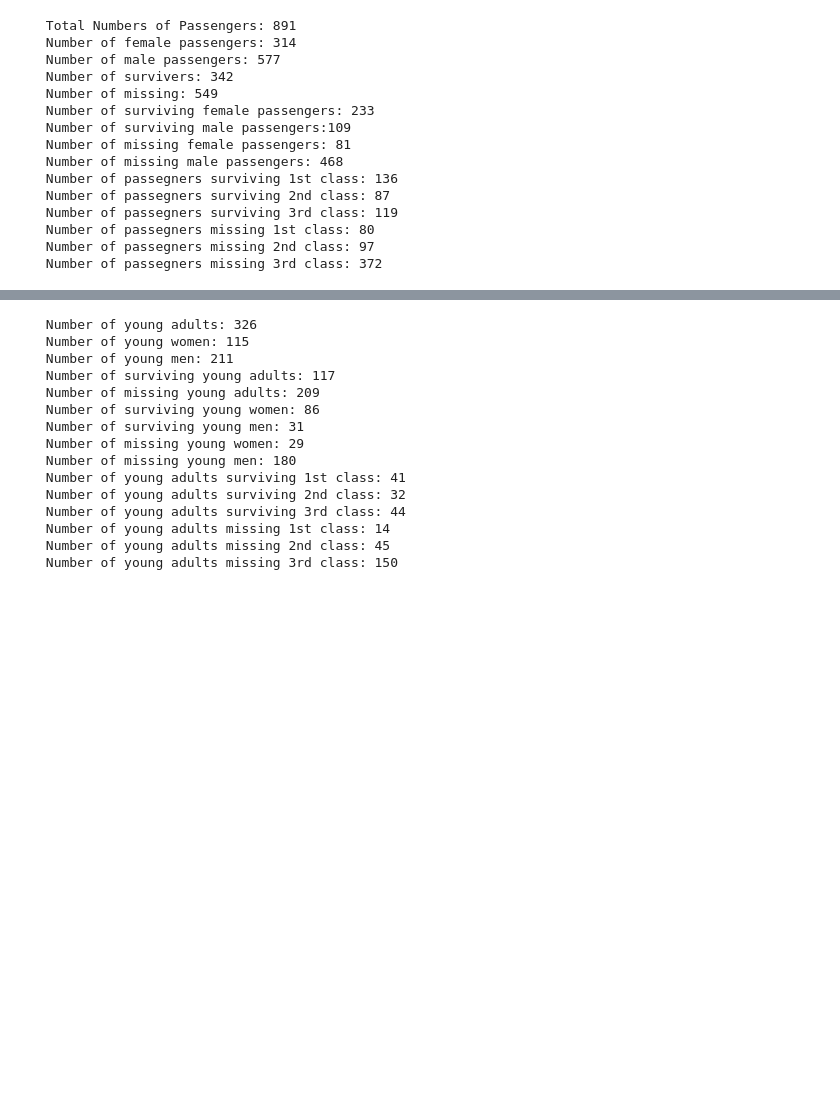
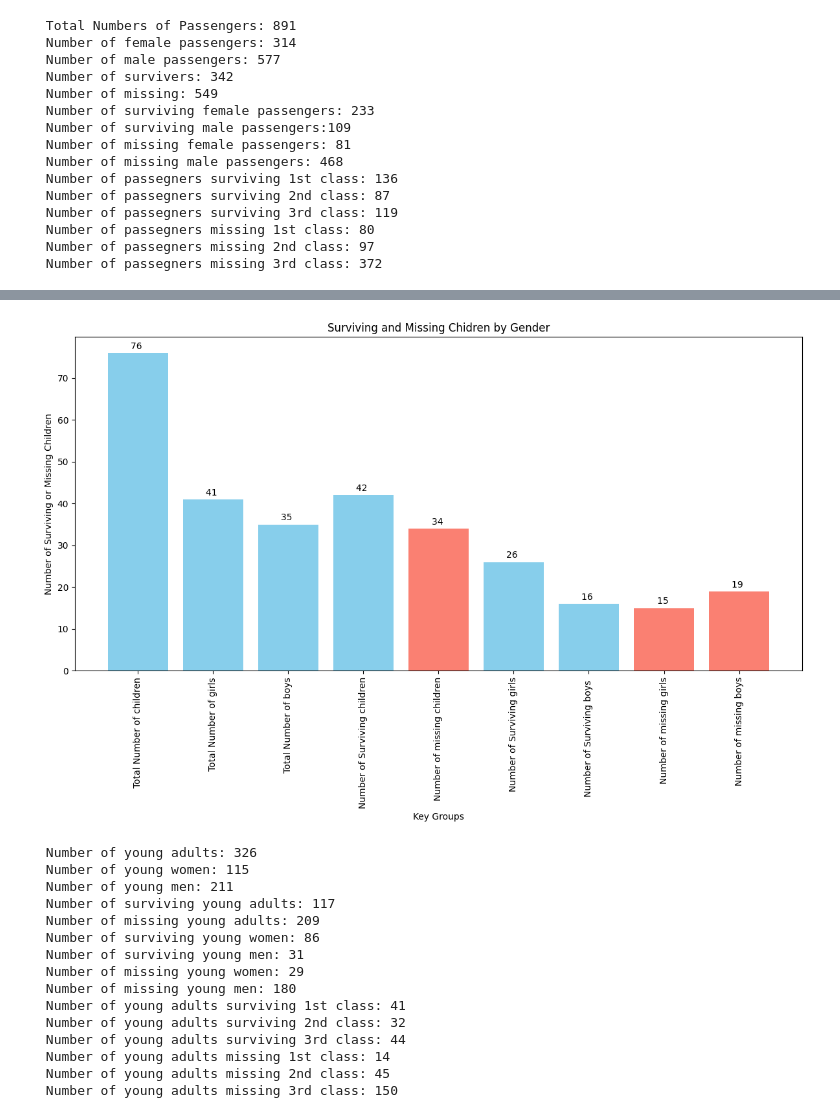
Before and after one commit to hrawp/datafun-06-eda, a Jupyter notebook: aaron_eda.ipynb, the cells around one changed output, grey strips where cells are left out. Cells and saved outputs as stored; diff of their text form; code cells hidden in the pictures; blank space fills up the shorter version.

```diff
--- a/aaron_eda.ipynb
+++ b/aaron_eda.ipynb
@@ -159 +247,48 @@ print(f" Number of children missing 3rd class: {age153rdd}")
+# %%
+data = {
+    'Age Group': [
+        'Total Number of children', 'Total Number of girls',
+        'Total Number of boys', 'Number of Surviving children',
+        'Number of missing children', 'Number of Surviving girls',
+        'Number of Surviving boys ', 'Number of missing girls',
+        'Number of missing boys'
+    ],
+    'Count': [
+        age15, age15f,
+        age15m, age15s,
+        age15d, age15fs,
+        age15ms, age15fd,
+        age15md
+    ]
+}
+
+df = pd.DataFrame(data)
+
+# Create a larger figure
+plt.figure(figsize=(12, 8))
+
+# Calculate total count and percentages
+total_count = df['Count'].sum()
+
+
+# Assign colors based on whether the group is 'Surviving' or 'Total'
+colors = ['skyblue' if 'Surviving' in group or 'Total' in group else 'salmon' for group in df['Age Group']]
+
+# Create the bar chart
+plt.bar(df['Age Group'], df['Count'], color=colors)
+
+# Add count and percentage labels on top of the bars
+for index, row in df.iterrows():
+    plt.text(row['Age Group'], row['Count'] + 0.5,
+             f"{row['Count']} ",
+             ha='center', va='bottom')
+
+plt.xlabel('Key Groups')
+plt.ylabel('Number of Surviving or Missing Children')
+plt.title('Surviving and Missing Chidren by Gender')
+plt.xticks(rotation=90)
+plt.tight_layout()  # Adjust layout to prevent clipping
+plt.show()
+# %% [output]
+[figure, added]
 # %%
```
Also changed, not shown: parts of 17 cells of this notebook.
